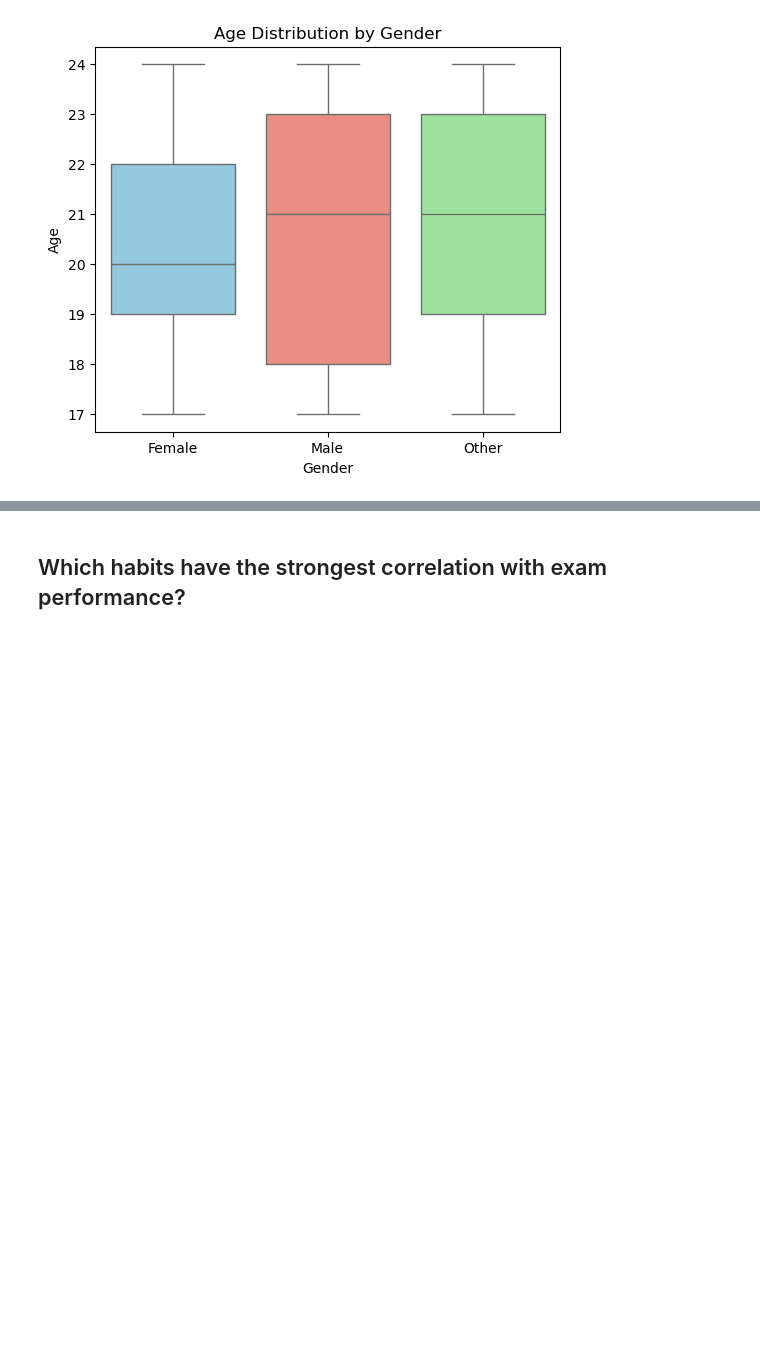
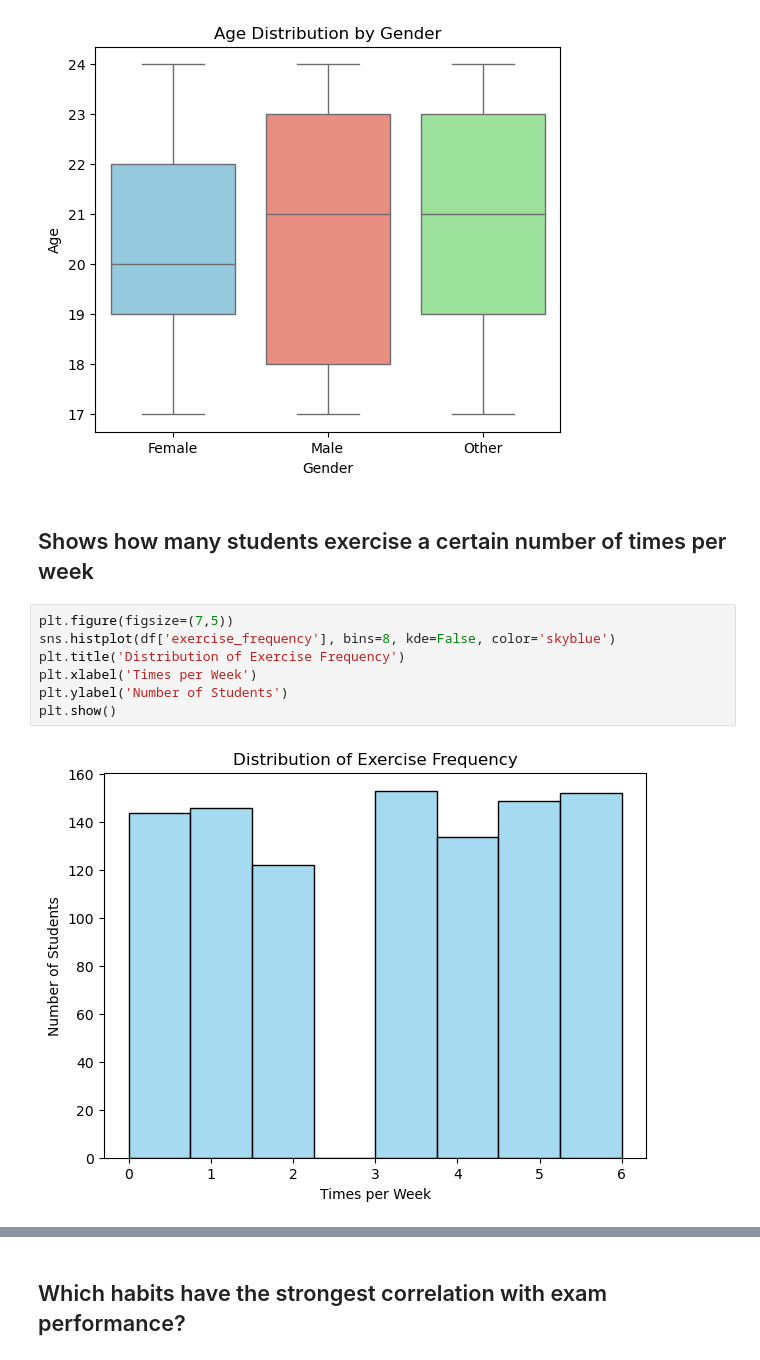
Before and after one commit to SahilDawale-25/Student_performance_EDA, a Jupyter notebook: Student_EDA_project.ipynb, the cells around one changed output, grey strips where cells are left out. Saved outputs shown, nothing was run; the diff lists cells and outputs as text; blank space fills up the shorter version.

```diff
--- a/Student_EDA_project.ipynb
+++ b/Student_EDA_project.ipynb
@@ -153,3 +153,14 @@ plt.ylabel('Age')
 plt.show()
 # %% [output]
 [figure]
+# %% [markdown]
+## Shows how many students exercise a certain number of times per week
+# %%
+plt.figure(figsize=(7,5))
+sns.histplot(df['exercise_frequency'], bins=8, kde=False, color='skyblue')
+plt.title('Distribution of Exercise Frequency')
+plt.xlabel('Times per Week')
+plt.ylabel('Number of Students')
+plt.show()
+# %% [output]
+[figure, added]
```
Also changed, not shown: parts of 5 cells of this notebook.
